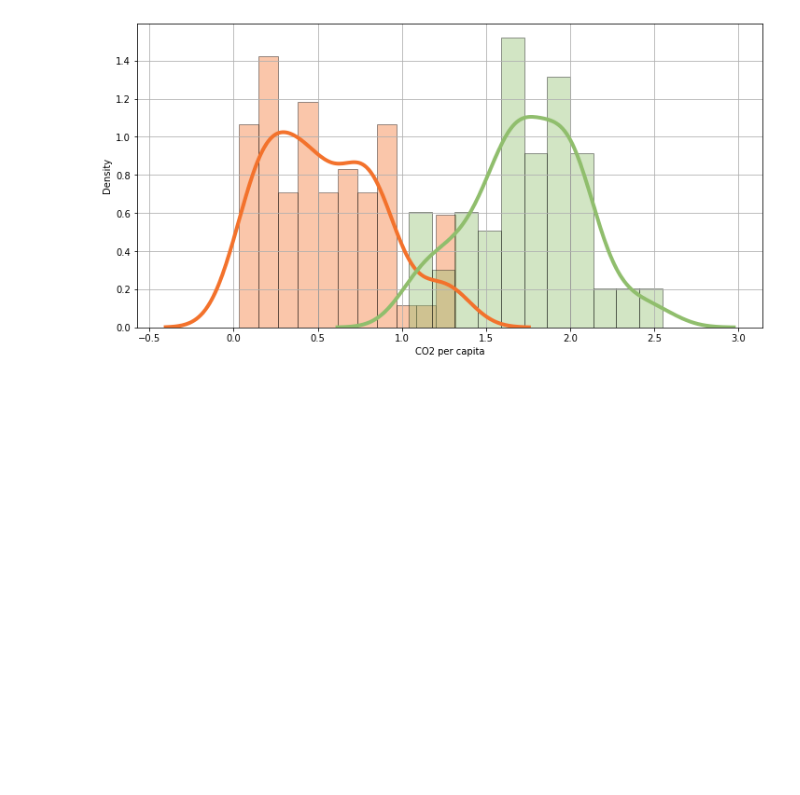
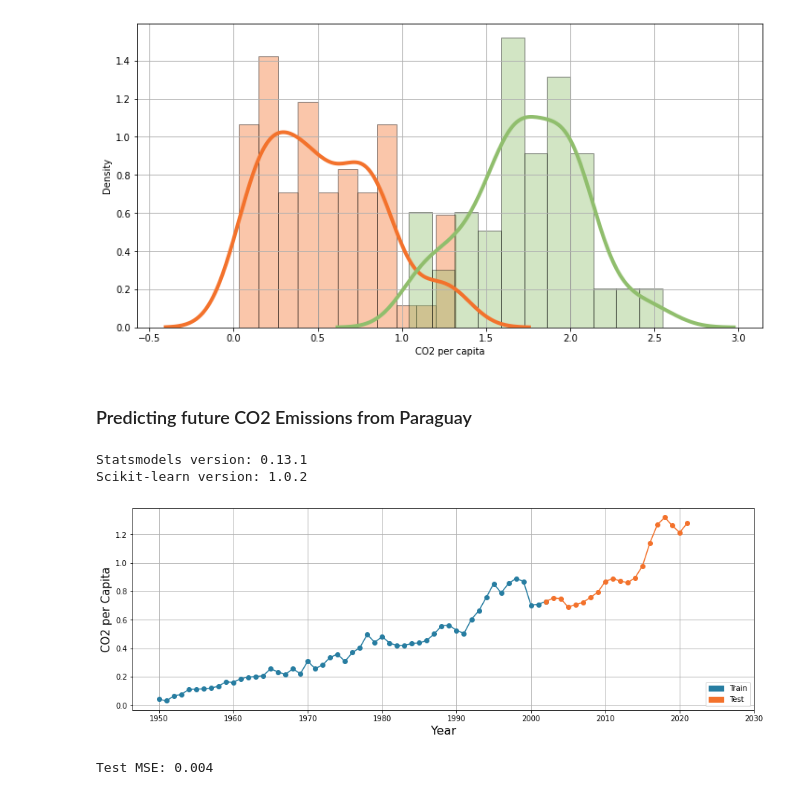
Before and after one commit to nmarceloromero/ML_Playground, a Jupyter notebook: CO2_Emissions.ipynb, the cells around one changed output. Saved outputs shown, nothing was run; the diff lists cells and outputs as text; code cells hidden in the pictures; blank space fills up the shorter version.

Commit message:
Added forecasting to the CO2 Emissions notebook

```diff
--- a/CO2_Emissions.ipynb
+++ b/CO2_Emissions.ipynb
@@ -322,3 +323,60 @@ ax.set(xlabel='CO2 per capita')
 plt.grid(True)
 # %% [output]
 [figure]
+# %% [markdown]
+### Predicting future CO2 Emissions from Paraguay
+# %%
+import numpy as np
+import statsmodels
+import sklearn
+import matplotlib.patches as mpatches
+from sklearn.metrics import mean_squared_error
+from statsmodels.tsa.arima.model import ARIMA
+
+# Now lets print the version of the libraries that we use in this notebook.
+print('Statsmodels version:', statsmodels.__version__)
+print('Scikit-learn version:', sklearn.__version__)
+# %% [output]
+Statsmodels version: 0.13.1
+Scikit-learn version: 1.0.2
+# %%
+# ------------ Dataset pre-processing and visualization ------------ #
+# Split the dataset into train and test sets, we use the last num_test data points for testing.
+num_test = 20 # Here we define how many of the last data points we will use as dataset for testing the model.
+X_train = np.asarray(py_year_co2['co2_per_capita'][:-num_test])
+X_test = np.asarray(py_year_co2['co2_per_capita'][-num_test:])
+# %%
+# Show the dataset distribution (train vs test), note that we still use the original
+# dataframe to plot (for simplicity)
+plt.figure(figsize=(15, 5))
+plt.plot(py_year_co2['year'][:-(num_test-1)],
+         py_year_co2['co2_per_capita'][:-(num_test-1)],
+         'o-', color=color_palette[len(color_palette)-1])
+plt.plot(py_year_co2['year'][-num_test:],
+         py_year_co2['co2_per_capita'][-num_test:],
+         'o-', color=color_palette[len(color_palette)-9])
+plt.xlabel('Year', size=16)
+plt.ylabel('CO2 per Capita', size=15)
+plt.xticks(np.arange(min(py_year_co2['year']), max(py_year_co2['year'])+10, 10))
+plt.grid(which='both')
+train_patch = mpatches.Patch(color=color_palette[len(color_palette)-1], label='Train')
+test_pach = mpatches.Patch(color=color_palette[len(color_palette)-9], label='Test')
+plt.legend(handles=[train_patch, test_pach], loc='lower right')
+plt.show()
+# %% [output]
+[figure, added]
+# %%
+# ------------ ARIMA model ------------ #
+# Train and test the predictive model
+# The metric used to test the model is the Mean Squared Error (MSE)
+h = [x for x in X_train]
+predictions = list()
+for t in range(len(X_test)):
+    model = ARIMA(h, order=(2,1,0)).fit()
+    y = model.forecast()[0]
+    predictions.append(y)
+    h.append(X_test[t])
+error = mean_squared_error(X_test, predictions)
+print('Test MSE: %.3f' % error)
+# %% [output]
+Test MSE: 0.004
```
Also changed, not shown: parts of 9 cells of this notebook.
